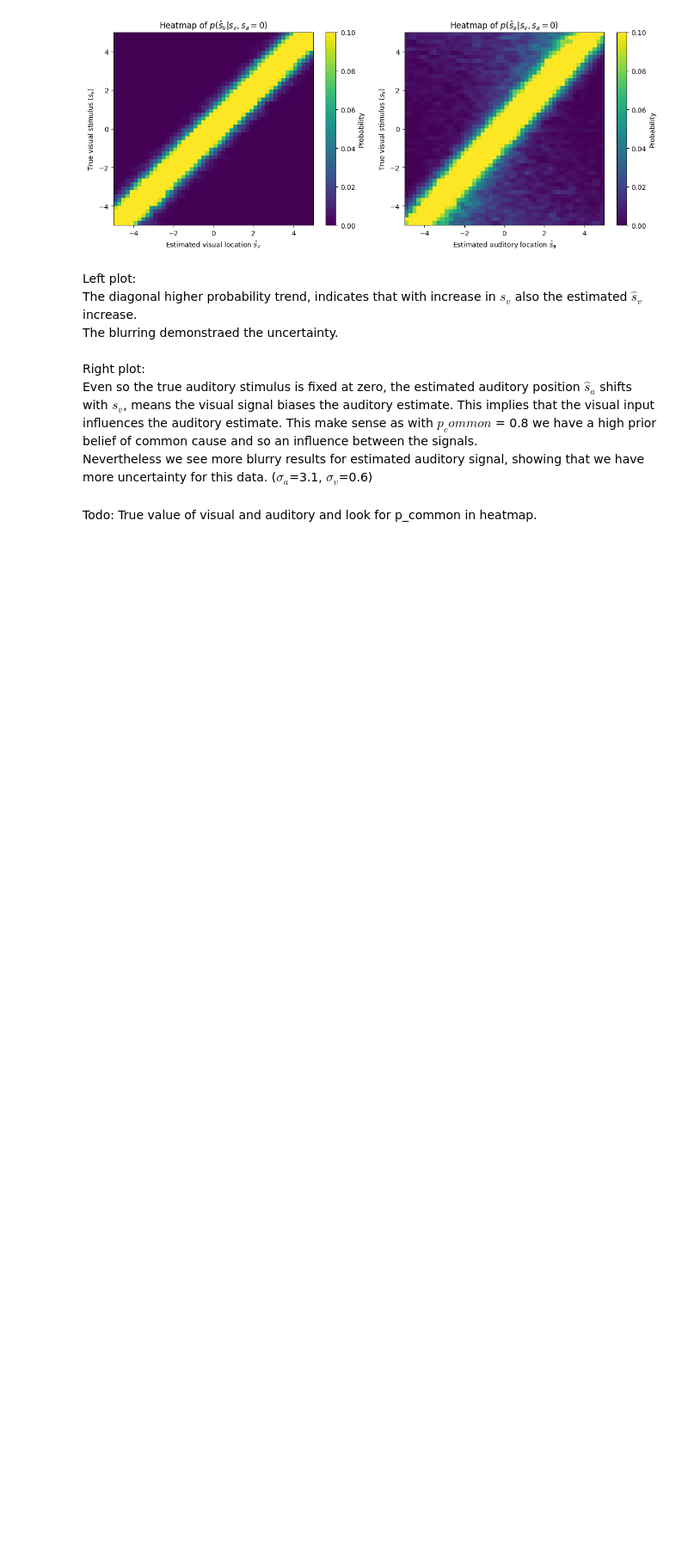
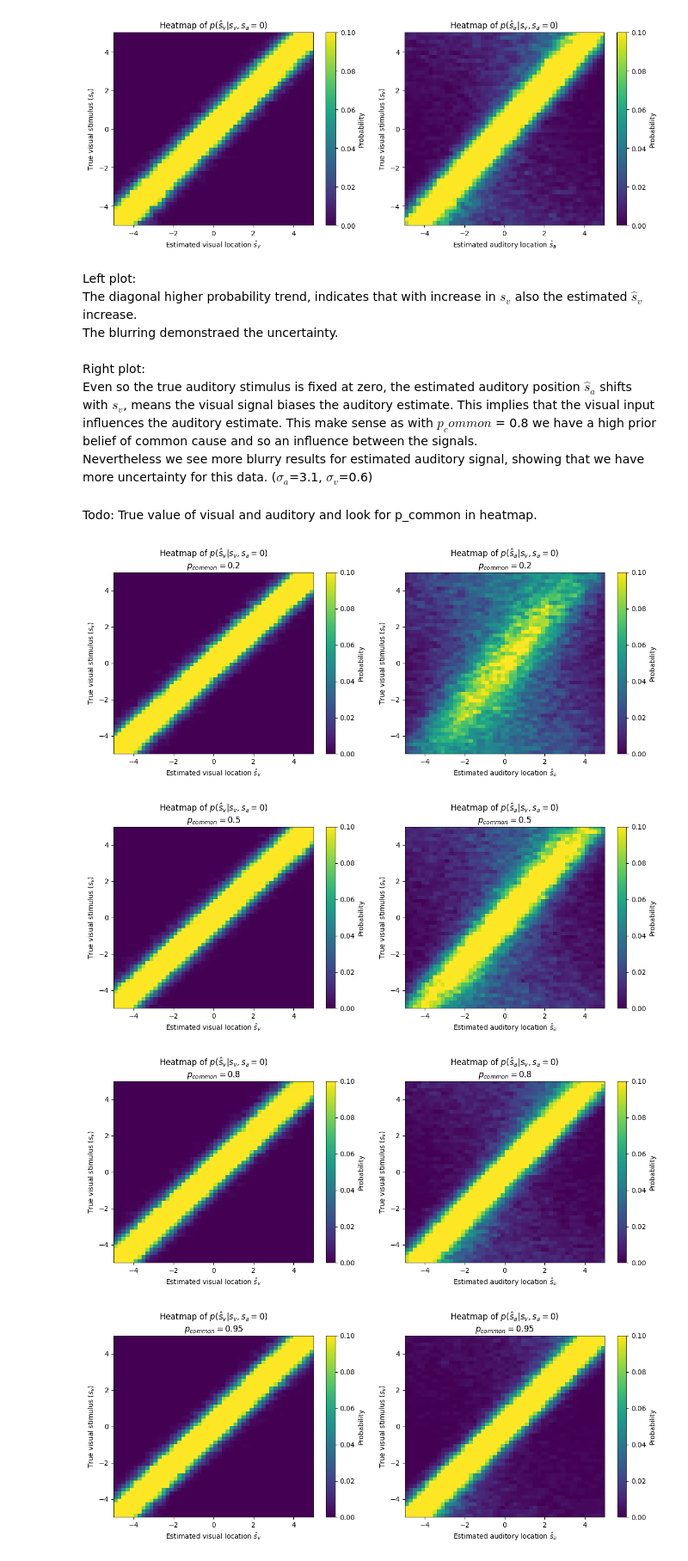
Before and after one commit to Anina2407/Causal-Inference-in-Multisensory-Perception, a Jupyter notebook: msi.ipynb, the cells around one changed output. Shown at 86% size. Saved outputs shown, nothing was run; the diff lists cells and outputs as text; code cells hidden in the pictures; blank space fills up the shorter version.

Commit message:
add extra heatmap varying p_common as tutor suggested.

```diff
--- a/msi.ipynb
+++ b/msi.ipynb
@@ -501,3 +501,63 @@ Even so the true auditory stimulus is fixed at zero, the estimated auditory posi
 Nevertheless we see more blurry results for estimated auditory signal, showing that we have more uncertainty for this data. ($\sigma_a$=3.1, $\sigma_v$=0.6)
 # %% [markdown]
 Todo: True value of visual and auditory and look for p_common in heatmap.
+# %%
+def generate_sv_sa_heatmaps_with_p_common(sv_range=(-5, 5), sa=0.0, bins=50, delta=0.2, n_samples=1000, p_common_values=None):
+    sv_vals = np.linspace(*sv_range, bins)
+    shat_vals = np.linspace(*sv_range, bins)
+
+    heatmaps_sv = []
+    heatmaps_sa = []
+
+    if p_common_values is None:
+        p_common_values = [0.2, 0.5, 0.8, 0.95]
+
+    for p_common in p_common_values:
+        heatmap_sv = np.zeros((bins, bins))
+        heatmap_sa = np.zeros((bins, bins))
+
+        for i, sv in enumerate(sv_vals):
+            xv_samples = np.random.normal(sv, sigma_v, size=n_samples)
+            xa_samples = np.random.normal(sa, sigma_a, size=n_samples)
+            estimates = [estimate_sv_sa(xv, xa, p_common=p_common) for xv, xa in zip(xv_samples, xa_samples)]
+            shats_sv = np.array([e[0] for e in estimates])
+            shats_sa = np.array([e[1] for e in estimates])
+            for j, target_shat in enumerate(shat_vals):
+                heatmap_sv[i, j] = np.mean(np.abs(shats_sv - target_shat) < delta)
+                heatmap_sa[i, j] = np.mean(np.abs(shats_sa - target_shat) < delta)
+
+        heatmaps_sv.append(heatmap_sv)
+        heatmaps_sa.append(heatmap_sa)
+
+    return sv_vals, shat_vals, heatmaps_sv, heatmaps_sa, p_common_values
+
+# Generate heatmaps
+sv_vals, shat_vals, heatmaps_sv, heatmaps_sa, p_common_values = generate_sv_sa_heatmaps_with_p_common()
+
+# Plot heatmaps for each p_common
+for idx, p_common in enumerate(p_common_values):
+    plt.figure(figsize=(12, 5))
+
+    # Heatmap for p(ŝv | s_v, s_a)
+    plt.subplot(1, 2, 1)
+    plt.imshow(heatmaps_sv[idx], extent=[shat_vals[0], shat_vals[-1], sv_vals[0], sv_vals[-1]], aspect='auto', origin='lower', vmin=0, vmax=0.1)
+    plt.colorbar(label='Probability')
+    plt.xlabel('Estimated visual location $\hat{s}_v$')
+    plt.ylabel('True visual stimulus ($s_v$)')
+    plt.title(f'Heatmap of $p(\\hat{{s}}_v | s_v, s_a=0)$\n$p_{{common}}={p_common}$')
+
+    # Heatmap for p(ŝa | s_v, s_a)
+    plt.subplot(1, 2, 2)
+    plt.imshow(heatmaps_sa[idx], extent=[shat_vals[0], shat_vals[-1], sv_vals[0], sv_vals[-1]], aspect='auto', origin='lower', vmin=0, vmax=0.1)
+    plt.colorbar(label='Probability')
+    plt.xlabel('Estimated auditory location $\hat{s}_a$')
+    plt.ylabel('True visual stimulus ($s_v$)')
+    plt.title(f'Heatmap of $p(\\hat{{s}}_a | s_v, s_a=0)$\n$p_{{common}}={p_common}$')
+
+    plt.tight_layout()
+    plt.show()
+# %% [output]
+[figure, added]
+[figure, added]
+[figure, added]
+[figure, added]
```
Also changed, not shown: parts of 1 cell of this notebook.
